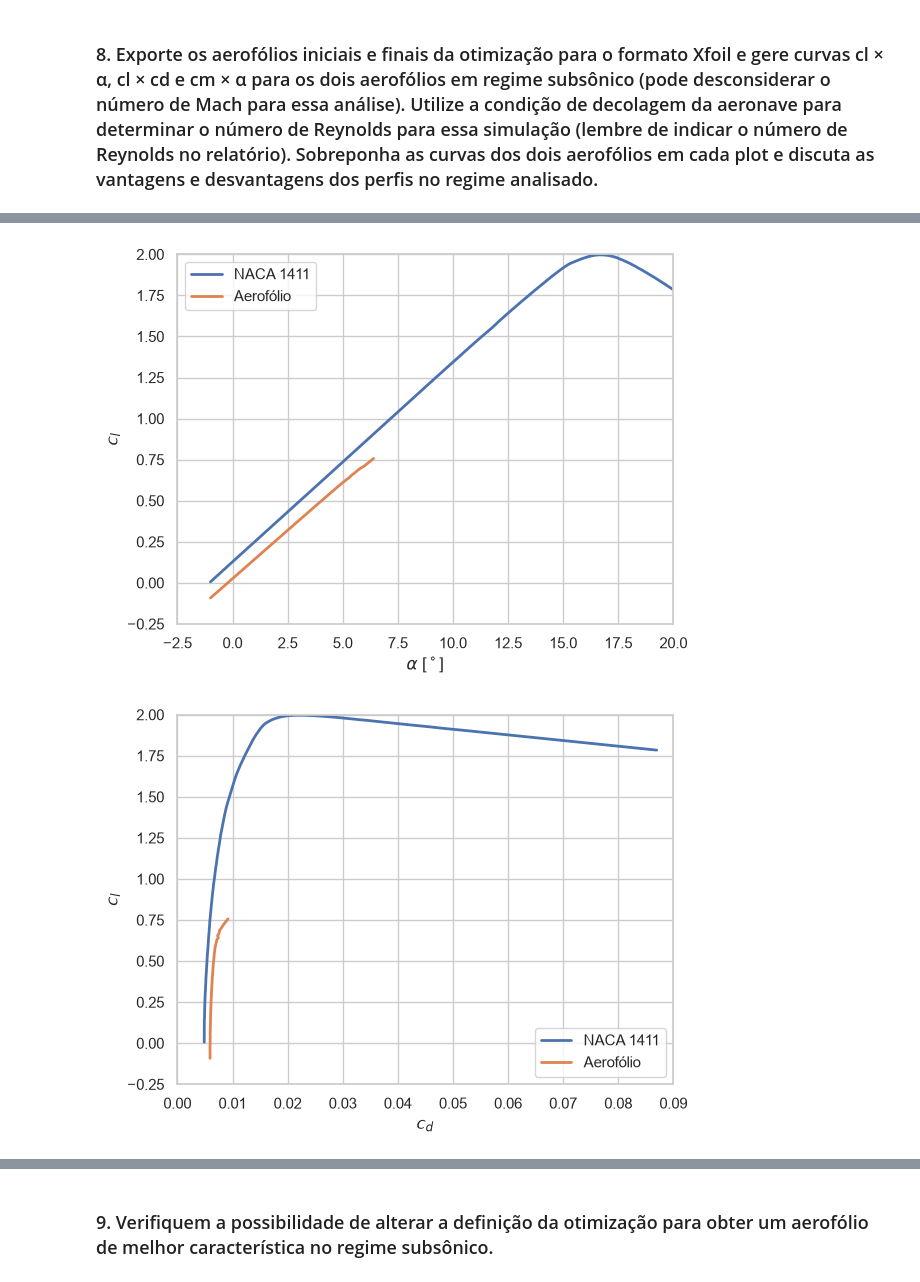
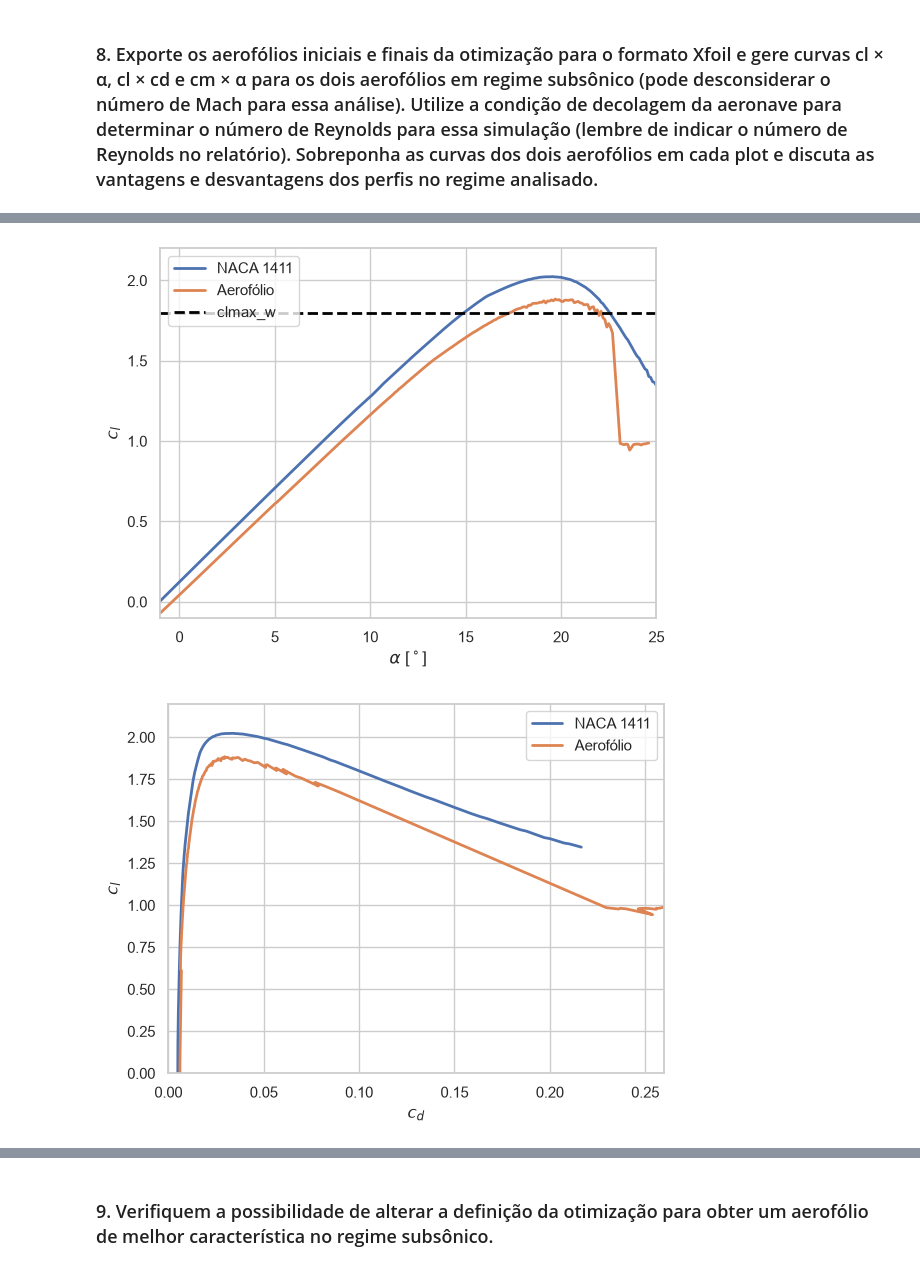
Before and after one commit to tomaztc/Tomav2, a Jupyter notebook: Lab3_cordamedia.ipynb, the cells around one changed output, grey strips where cells are left out. Drawn from its saved outputs; the diff is of its cells as text; code cells hidden in the pictures.

```diff
--- a/Lab3_cordamedia.ipynb
+++ b/Lab3_cordamedia.ipynb
@@ -837,7 +837,7 @@ tc, c, Re, cl = calcular_secao_asa(airplane, CondicaoCruise, y, W_medio_cruise,
 #### Decolagem
 # %%
 CondicaoDecolagem = {
-        "Mach": 0.30,
+        "Mach": 0.20,
         "altitude": 0,
         "n_engines_failed": 0,
         "highlift_config": "takeoff",
@@ -1363,20 +1430,23 @@ plt.savefig("Lab3/varredura_polar.png", dpi=300)
 # %%
 alpha_graus_min = -1
-alpha_graus_max = 20
+alpha_graus_max = 25
 alpha_graus_step = 0.1
 polar_inicial_decolagem = rodar_xfoil_polar("Lab3/NACA", Re_decolagem, Mach_decolagem, alpha_graus_min, alpha_graus_max, alpha_graus_step, NACA="1411")
 polar_final_decolagem = rodar_xfoil_polar("Lab3/airfoil", Re_decolagem, Mach_decolagem, alpha_graus_min, alpha_graus_max, alpha_graus_step)
 # %%
 # cl x alpha
 plt.figure()
 plt.plot(polar_inicial_decolagem["alpha"], polar_inicial_decolagem["CL"], label="NACA 1411")
 plt.plot(polar_final_decolagem["alpha"], polar_final_decolagem["CL"], label="Aerofólio")
+plt.hlines(clmax_w, alpha_graus_min, alpha_graus_max, label="clmax_w", linestyle="--", color="black")
 plt.xlabel(r"$\alpha$ [$^\circ$]")
 plt.ylabel(r"$c_l$")
+plt.xlim(alpha_graus_min, alpha_graus_max)
+plt.ylim(-0.1, 2.2)
 plt.legend()
 plt.savefig("Lab3/polar_cl_decolagem.png", dpi=300)
 # %% [output]
-[figure, old version]
+[figure, new version]
 # %%
 # cl x cd
 plt.figure()
@@ -1384,10 +1454,12 @@ plt.plot(polar_inicial_decolagem["CD"], polar_inicial_decolagem["CL"], label="NA
 plt.plot(polar_final_decolagem["CD"], polar_final_decolagem["CL"], label="Aerofólio")
 plt.xlabel(r"$c_d$")
 plt.ylabel(r"$c_l$")
+plt.xlim(0, max(polar_final_decolagem["CD"]))
+plt.ylim(0, 2.2)
 plt.legend()
 plt.savefig("Lab3/polar_cd_decolagem.png", dpi=300)
 # %% [output]
-[figure, old version]
+[figure, new version]
 # %%
 # cm x alpha
 plt.figure()
```
Also changed, not shown: parts of 21 cells of this notebook, 17 other files.
